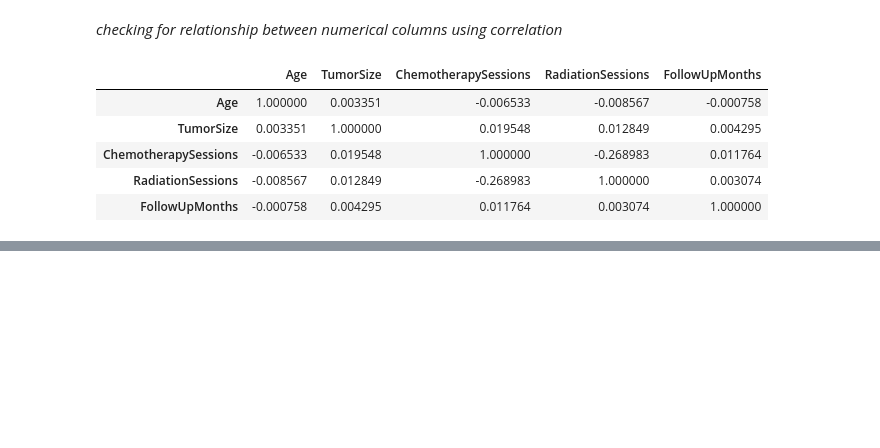
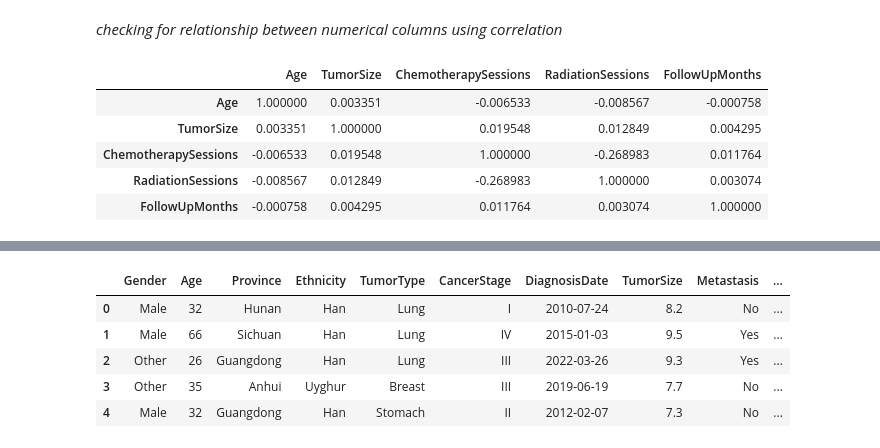
Before and after one commit to Prince-Favour12/Cancer-Prediction, a Jupyter notebook: project.ipynb, the cells around one changed output, grey strips where cells are left out. Cells and saved outputs as stored; diff of their text form; code cells hidden in the pictures; blank space fills up the shorter version.

```diff
--- a/project.ipynb
+++ b/project.ipynb
@@ -432,0 +449,3 @@ df.corr(numeric_only= True)
+# %%
+df.drop(columns = ['SurgeryDate', 'AlcoholUse', 'GeneticMutation'], inplace=True, errors='ignore')
+df.head()
@@ -432,0 +459,13 @@ df.corr(numeric_only= True)
+# %%
+# dropping PatientID column as it is not useful for analysis and modelling
+
+df.drop(columns=['PatientID'], inplace=True, errors='ignore')
+# %%
+df.head()
+# %% [output]
+|  | Gender | Age | Province | Ethnicity | TumorType | CancerStage | DiagnosisDate | TumorSize | Metastasis | ... |
+| 0 | Male | 32 | Hunan | Han | Lung | I | 2010-07-24 | 8.2 | No | ... |
+| 1 | Male | 66 | Sichuan | Han | Lung | IV | 2015-01-03 | 9.5 | Yes | ... |
+| 2 | Other | 26 | Guangdong | Han | Lung | III | 2022-03-26 | 9.3 | Yes | ... |
+| 3 | Other | 35 | Anhui | Uyghur | Breast | III | 2019-06-19 | 7.7 | No | ... |
+| 4 | Male | 32 | Guangdong | Han | Stomach | II | 2012-02-07 | 7.3 | No | ... |
```
Also changed, not shown: parts of 22 cells of this notebook, 3 other files.
